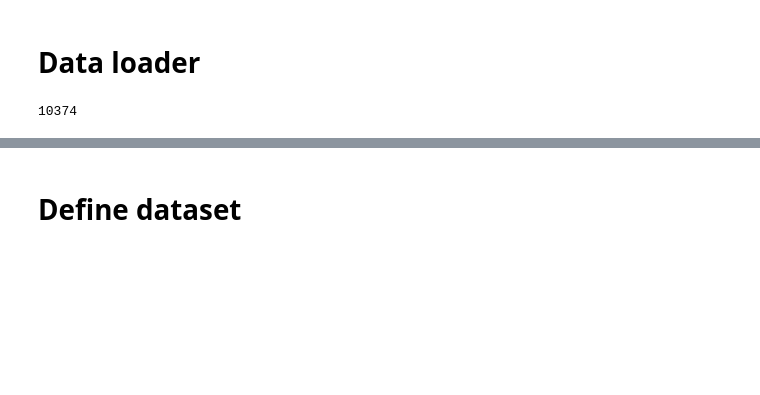
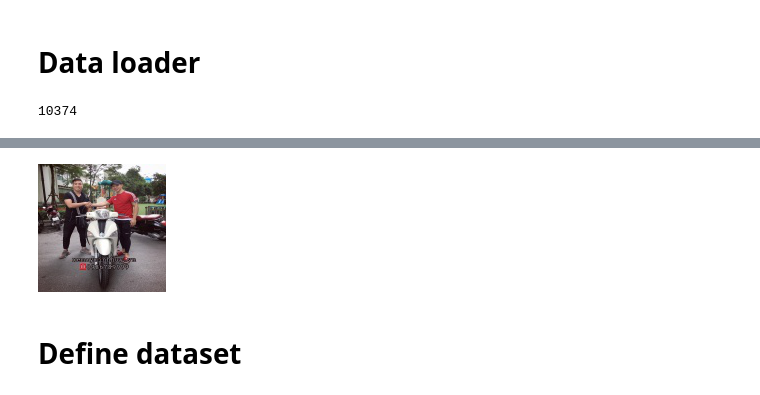
Before and after one commit to phucbui95/MotorbikeGeneration, a Jupyter notebook: Dataset.ipynb, the cells around one changed output, grey strips where cells are left out. Cells and saved outputs as stored; diff of their text form; code cells hidden in the pictures; blank space fills up the shorter version.

```diff
--- a/Dataset.ipynb
+++ b/Dataset.ipynb
@@ -77,7 +78,7 @@ def show_images(images, cols = 1, titles = None):
 ## Variables
 # %%
 ORIGIN_IMAGES_PATH = 'data/motobike'
-OUTPUT_IMAGES_PATH = 'data/resized128_image_new'
+OUTPUT_IMAGES_PATH = 'data/resized128_image_fixed'
 # %% [markdown]
 # Data loader
 # %%
@@ -155,3 +171,7 @@ Keep  Motorheiow5b5smallMotor.jpg
+# %%
+Image.open(os.path.join(out_dir, 'Motorkrffqw99smallMotor.jpg'))
+# %% [output]
+[figure, added]
 # %% [markdown]
 # Define dataset
 # %%
```
Also changed, not shown: parts of 7 cells of this notebook, 1 other file.
